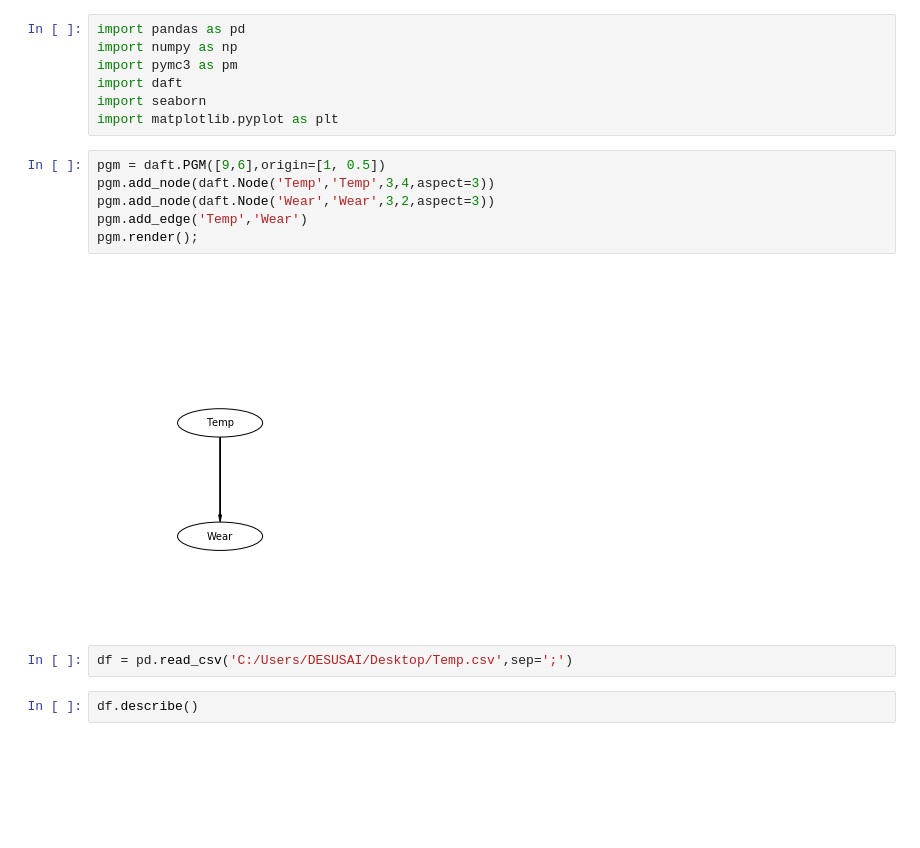
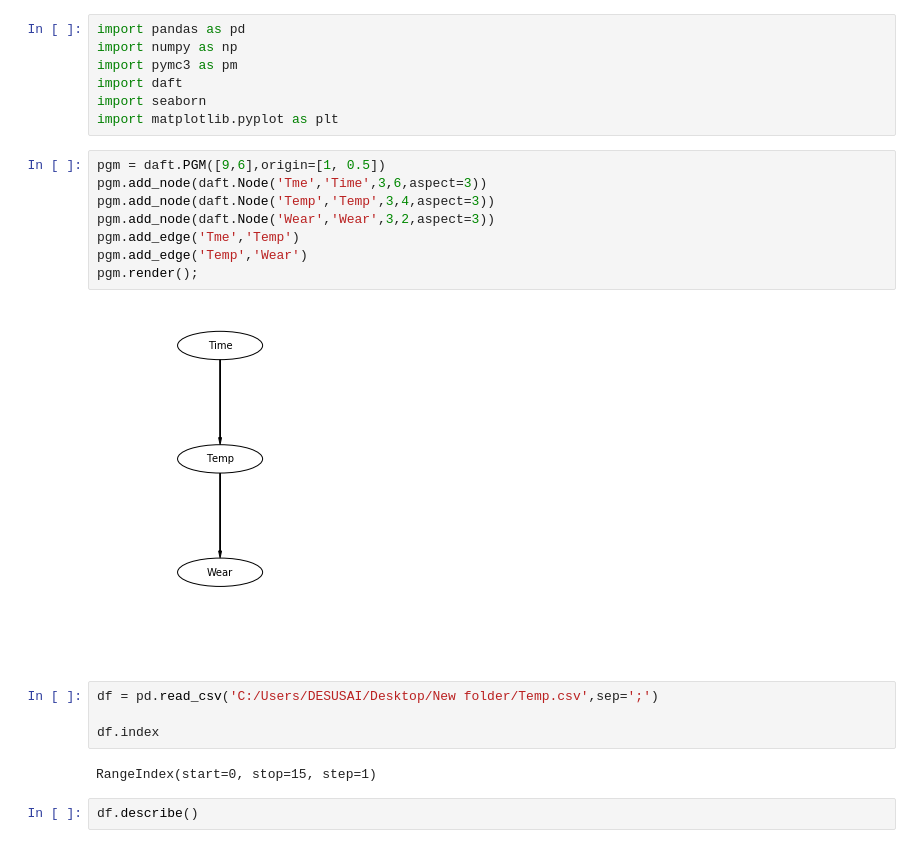
Before and after one commit to sunilsainiK/Testing, a Jupyter notebook: Testing.ipynb, the cells around one changed output. Saved outputs shown, nothing was run; the diff lists cells and outputs as text; blank space fills up the shorter version.

```diff
--- a/Testing.ipynb
+++ b/Testing.ipynb
@@ -7,14 +7,20 @@ import seaborn
 import matplotlib.pyplot as plt
 # %%
 pgm = daft.PGM([9,6],origin=[1, 0.5])
+pgm.add_node(daft.Node('Tme','Time',3,6,aspect=3))
 pgm.add_node(daft.Node('Temp','Temp',3,4,aspect=3))
 pgm.add_node(daft.Node('Wear','Wear',3,2,aspect=3))
+pgm.add_edge('Tme','Temp')
 pgm.add_edge('Temp','Wear')
 pgm.render();
 # %% [output]
-[figure, old version]
+[figure, new version]
 # %%
-df = pd.read_csv('C:/Users/DESUSAI/Desktop/Temp.csv',sep=';')
+df = pd.read_csv('C:/Users/DESUSAI/Desktop/New folder/Temp.csv',sep=';')
+
+df.index
+# %% [output]
+RangeIndex(start=0, stop=15, step=1)
 # %%
 df.describe()
 # %% [output]
```
Also changed, not shown: parts of 16 cells of this notebook.
